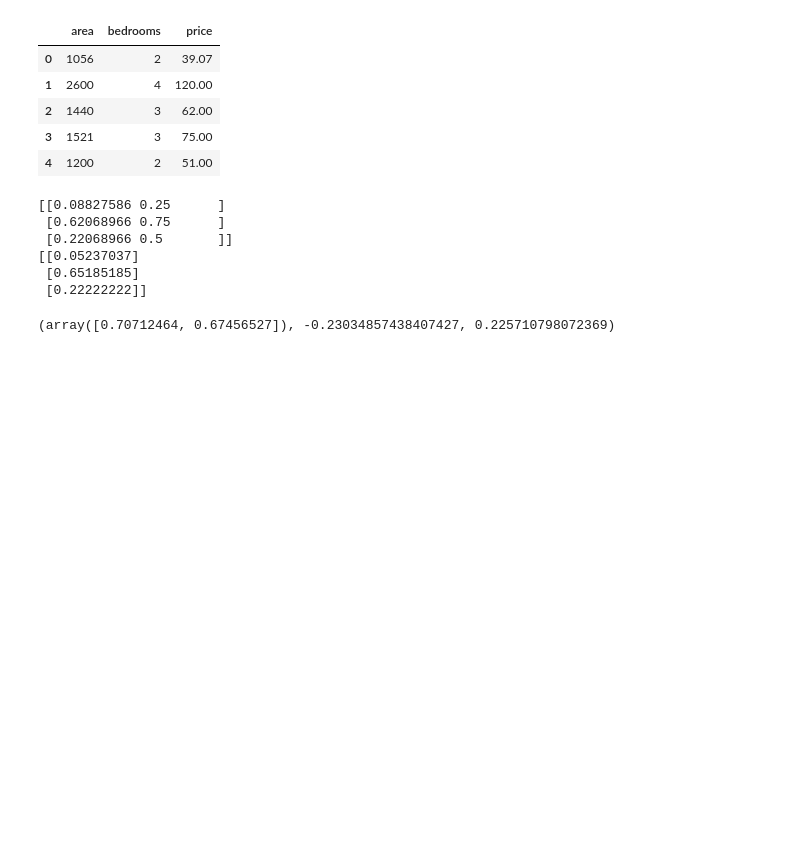
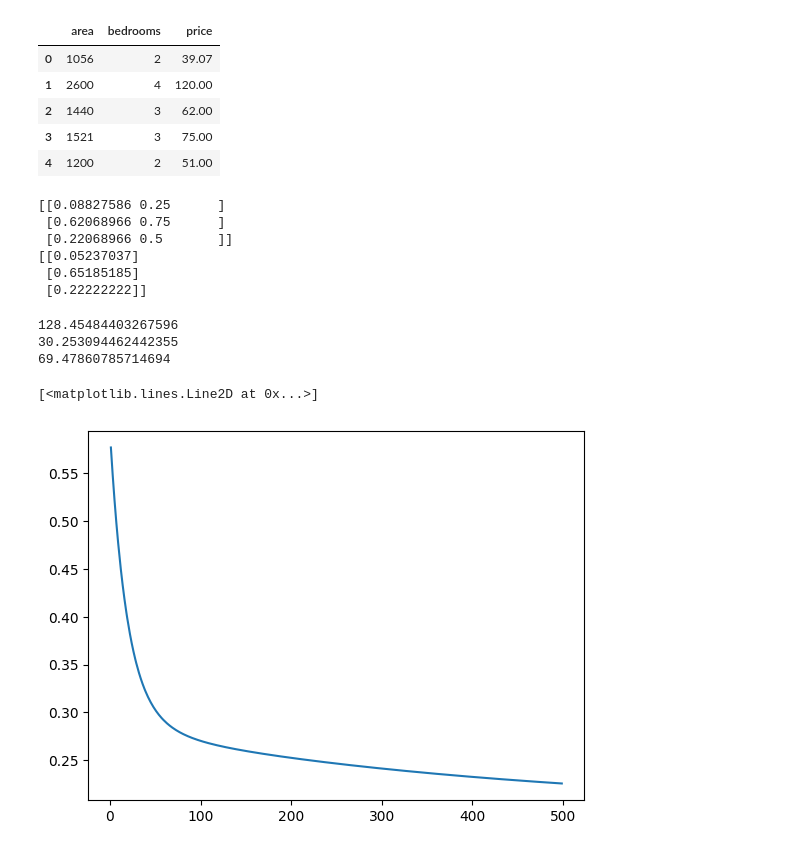
Before and after one commit to nickmirunsw/py-learning, a Jupyter notebook: tensorflow/tfnm.ipynb, the cells around one changed output. Saved outputs shown, nothing was run; the diff lists cells and outputs as text; code cells hidden in the pictures; blank space fills up the shorter version.

```diff
--- a/tensorflow/tfnm.ipynb
+++ b/tensorflow/tfnm.ipynb
@@ -678,6 +675,8 @@ def batch_gradient_descent(X, y_true, epochs, learning_rate = 0.01):
   total_samples = X.shape[0]
   w = np.ones(shape=(number_of_features))
   b = 0
+  loss_list = []
+  epoch_list = []
 
   for i in range(epochs):
 
@@ -691,8 +690,31 @@ def batch_gradient_descent(X, y_true, epochs, learning_rate = 0.01):
 
     loss = mse(y_predicted, scaled_y)
 
-  return w, b, loss
+    if i%10:
+      loss_list.append(loss)
+      epoch_list.append(i)
+
+
+  return w, b, loss, loss_list, epoch_list
 # %%
-batch_gradient_descent(scaled_x, scaled_y.reshape(scaled_y.shape[0]), epochs = 500, learning_rate = 0.01)
+weights, bias, loss, yy, xx = batch_gradient_descent(scaled_x, scaled_y.reshape(scaled_y.shape[0]), epochs = 500, learning_rate = 0.01)
-# %% [output]
-(array([0.70712464, 0.67456527]), -0.23034857438407427, 0.225710798072369)
+# %%
+def predict(area,bedrooms,w,b):
+    scaled_X = sx.transform([[area, bedrooms]])[0]
+
+    scaled_price = w[0] * scaled_X[0] + w[1] * scaled_X[1] + b
+
+    return sy.inverse_transform([[scaled_price]])[0][0]
+
+print(predict(2600,4,weights,bias))
+print(predict(1000,2,weights,bias))
+print(predict(1500,3,weights,bias))
+# %% [output]
+128.45484403267596
+30.253094462442355
+69.47860785714694
+# %%
+plt.plot(xx, yy)
+# %% [output]
+[<matplotlib.lines.Line2D at 0x...>]
+[figure, added]
```
Also changed, not shown: parts of 17 cells of this notebook.
